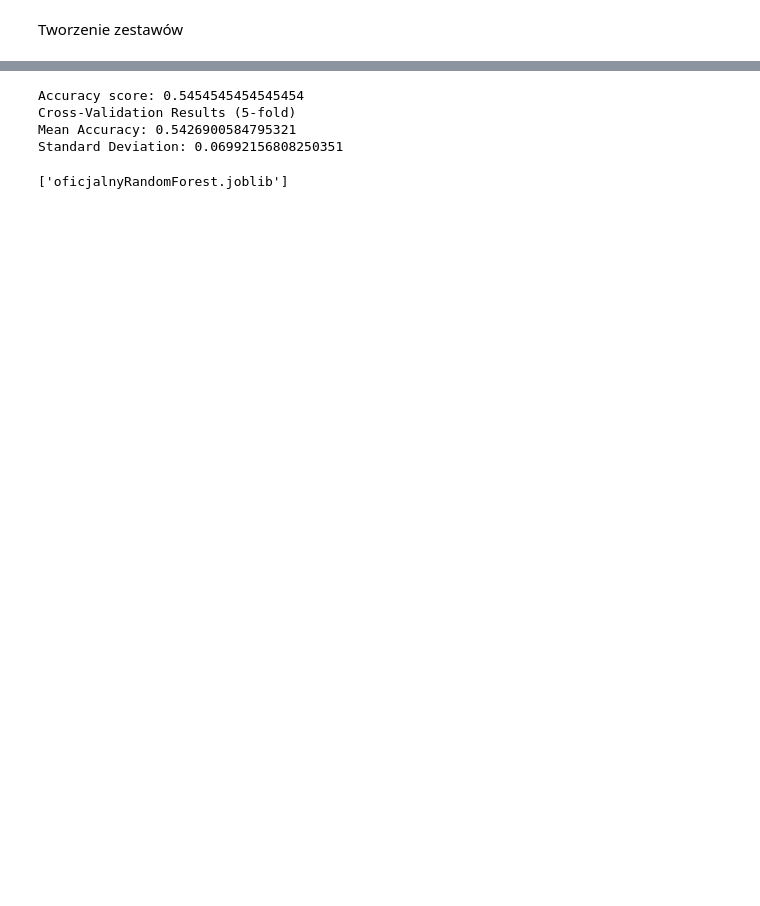
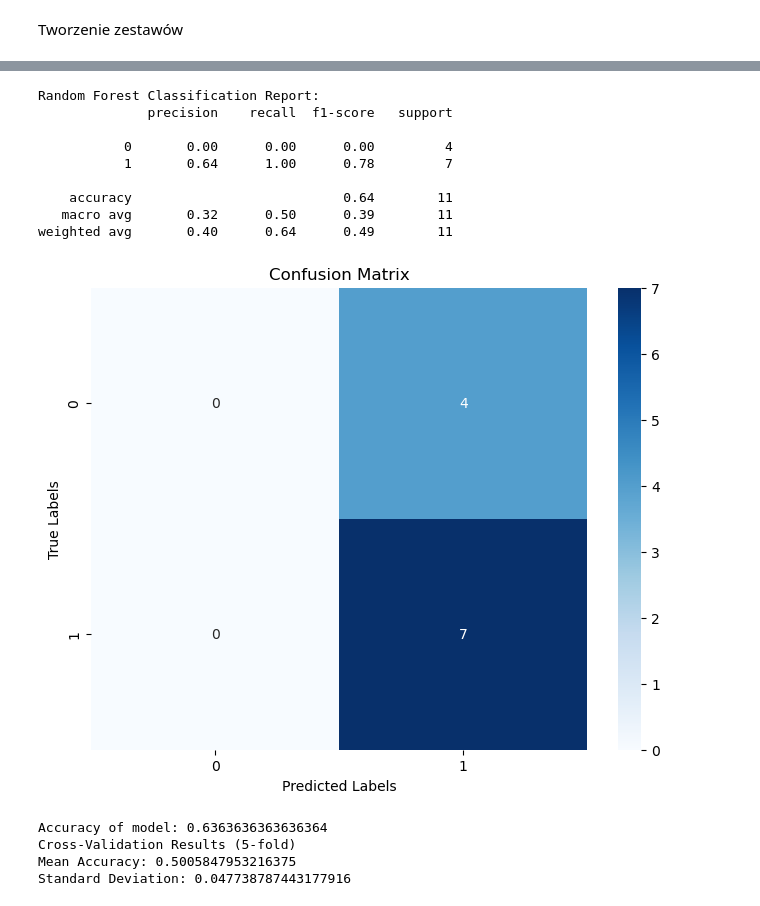
Before and after one commit to pansplawik/eegParkinsonCognitiveDisorders, a Jupyter notebook: thirdVersion.ipynb, the cells around one changed output, grey strips where cells are left out. Saved outputs shown, nothing was run; the diff lists cells and outputs as text; code cells hidden in the pictures; blank space fills up the shorter version.

```diff
--- a/thirdVersion.ipynb
+++ b/thirdVersion.ipynb
@@ -222,40 +462,69 @@ Standard Deviation: 0.057345734138625815
 # %%
 from sklearn.linear_model import LogisticRegression
 from sklearn.pipeline import make_pipeline
 from sklearn.preprocessing import StandardScaler
 from mne.decoding import Vectorizer
 from sklearn.metrics import precision_recall_fscore_support, accuracy_score
+import matplotlib.pyplot as plt
+import seaborn as sns
+from sklearn.metrics import confusion_matrix
 clf = make_pipeline(
 StandardScaler(),
 Vectorizer(),
 LogisticRegression() # Używamy regresji logistycznej z domyślnymi parametrami
 )
-clf.fit(X_train_2d, y_train)
+
+X_train_str = np.array([str(x) for x in X_train])
+X_train = label_encoder.fit_transform(X_train_str)
+X_train = X_train.reshape(-1, 1)
+
+X_test_str = np.array([str(x) for x in X_test])
+X_test = label_encoder.fit_transform(X_test_str)
+X_test = X_test.reshape(-1, 1)
+clf.fit(X_train, y_train)
 
 #Przewidywanie etykiet dla danych testowych
-y_pred = clf.predict(X_test_2d)
+y_pred = clf.predict(X_test)
+# Raport klasyfikacji
+report = classification_report(y_test, y_pred, target_names=['0', '1'])
+print('Random Forest Classification Report:\n{}'.format(report))
+
+confusion_mat = confusion_matrix(y_test, y_pred)
+# Stwórz obrazek macierzy pomyłek
+plt.figure(figsize=(8, 6))
+sns.heatmap(confusion_mat, annot=True, fmt='d', cmap='Blues')
+plt.xlabel('Predicted Labels')
+plt.ylabel('True Labels')
+plt.title('Confusion Matrix')
+plt.show()
+
+# Dokładność modelu
 acc = accuracy_score(y_test, y_pred)
-
-print("Accuracy score: {}".format(acc))
+print("Accuracy of model: {}".format(acc))
 # Walidacja krzyżowa z k-fold
 k = 5  # Liczba podziałów
-scores = cross_val_score(clf, X_train_2d, y_train, cv=k, scoring='accuracy')
+scores = cross_val_score(clf, X_train.reshape(-1, 1), y_train, cv=k, scoring='accuracy')
 
 
 # Obliczanie średniej i odchylenia standardowego z poszczególnych iteracji
 mean_accuracy = scores.mean()
 std_accuracy = scores.std()
 
 print('Cross-Validation Results ({}-fold)'.format(k))
 print('Mean Accuracy:', mean_accuracy)
 print('Standard Deviation:', std_accuracy)
 # %% [output]
-Accuracy score: 0.5454545454545454
-Cross-Validation Results (5-fold)
-Mean Accuracy: 0.5426900584795321
-Standard Deviation: 0.06992156808250351
+Random Forest Classification Report:
+              precision    recall  f1-score   support
+
+           0       0.00      0.00      0.00         4
+           1       0.64      1.00      0.78         7
+
+    accuracy                           0.64        11
+   macro avg       0.32      0.50      0.39        11
+weighted avg       0.40      0.64      0.49        11
+[figure, added]
+Accuracy of model: 0.6363636363636364
+Cross-Validation Results (5-fold)
+Mean Accuracy: 0.5005847953216375
+Standard Deviation: 0.047738787443177916
-# %%
-from joblib import dump, load
-dump(clf, 'oficjalnyRandomForest.joblib')
-# %% [output]
-['oficjalnyRandomForest.joblib']
```
Also changed, not shown: parts of 11 cells of this notebook.
